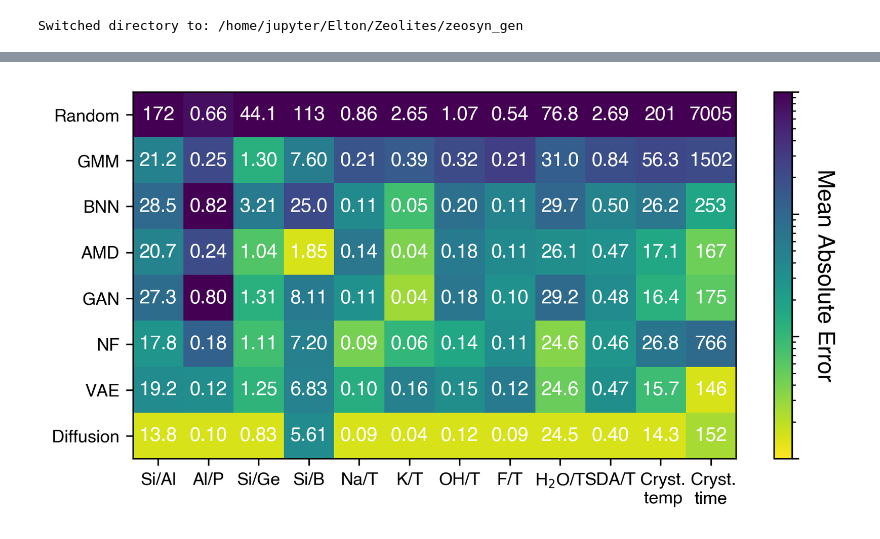
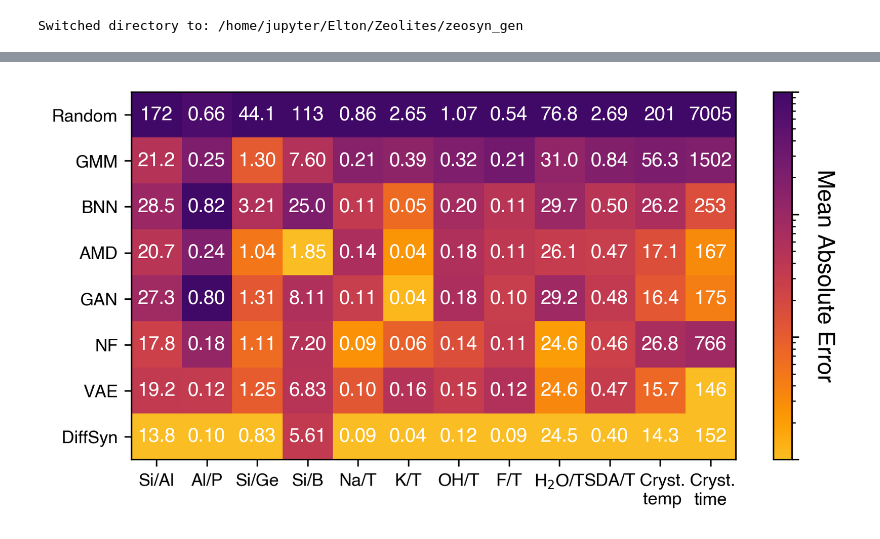
Before and after one commit to eltonpan/zeosyn_gen, a Jupyter notebook: notebooks/compare_model_metrics.ipynb, the cells around one changed output, grey strips where cells are left out. Cells and saved outputs as stored; diff of their text form; code cells hidden in the pictures.

Commit message:
added source data for fig. 2 and changed colormaps

```diff
--- a/notebooks/compare_model_metrics.ipynb
+++ b/notebooks/compare_model_metrics.ipynb
@@ -31,6 +31,8 @@ syn_cols = dataset.ratio_names+dataset.cond_names
 def get_mean_and_std(x):
     return np.mean(x), np.std(x)
 
+wsd_source_data = {} # Source data for Fig. 2a
+f1_source_data = {} # Source data for Fig. 2b
 prec_results = {}
 for model_type, fnames, split in [
                                 ('random', ['v0'], 'system'),
@@ -64,5 +66,7 @@ for model_type, fnames, split in [
     model_results['rec'], model_results['rec_std'] = pd.concat([x['rec'] for x in model_runs.values()], 1).mean(1), pd.concat([x['rec'] for x in model_runs.values()], 1).std(1)
 
     prec_results[model_type] = {'results': model_results,'runs': model_runs}
+    wsd_source_data[model_type] = [x['wsd'] for x in model_runs.values()]
+    f1_source_data[model_type] = [x['f1'] for x in model_runs.values()]
 # %%
 # Wasserstein distance
@@ -100,0 +118,5 @@ plt.show()
+# %%
+# Source data for Fig. 2a
+with open('figs/main_fig_source_data/fig2a-wasserstein_distance.json', 'w') as f:
+    json.dump(wsd_source_data, f, ensure_ascii=False, indent=4)
+wsd_source_data
@@ -113,7 +145,7 @@ for metric in ['f1', 'prec', 'rec']:
         'gan': {'c': 'tab:blue', 'n': 'GAN'},
         'nf': {'c': 'tab:orange', 'n': 'NF'},
         'cvae': {'c': 'tab:green', 'n':'VAE'},
-        'diff': {'c': 'red', 'n': 'Diffusion'}
+        'diff': {'c': 'red', 'n': 'DiffSyn'}
     }
     ax = fig.add_subplot(projection='polar')
 
@@ -159,0 +192,11 @@ for metric in ['f1', 'prec', 'rec']:
+# %%
+# Convert source data for Fig. 2b to JSON serializable format
+f1_source_data['random'][0].to_dict()[0]
+f1_source_data_json_serializable = {}
+for key, value in f1_source_data.items():
+    f1_source_data_json_serializable[key] = [run.to_dict() for run in value]
+
+# Source data for Fig. 2b
+with open('figs/main_fig_source_data/fig2b-f1.json', 'w') as f:
+    json.dump(f1_source_data_json_serializable, f, ensure_ascii=False, indent=4)
+f1_source_data_json_serializable
@@ -178,37 +239,46 @@ model2specs = {
     'gan': {'c': 'red', 'n': 'GAN'},
     'nf': {'c': 'tab:orange', 'n': 'NF'},
     'cvae': {'c': 'tab:green', 'n':'VAE'},
-    'diff': {'c': 'blue', 'n': 'Diffusion'}
+    'diff': {'c': 'blue', 'n': 'DiffSyn'}
 }
 
 data = []
+reg_source_data = {}
 for model_type in model2specs.keys():
     d = np.array([pd.concat([pd.Series(prec_results[model_type]['runs'][f'run_{idx}']['reg']['maes']) for idx in range(len(prec_results[model_type]['runs']))], 1).mean(1)])
+    reg_source_data[model_type] = d
     data.append(d)
 data = np.concatenate(data, 0)
 data_scaled = np.zeros_like(data)
 for i in range(data.shape[1]):
-    data_scaled[:,i] = (data[:,i]-min(data[:,i]))/(max(data[:,i])-min(data[:,i]))+0.0015 # min_max scaling to 0-1
+    data_scaled[:,i] = (data[:,i]-min(data[:,i]))/(max(data[:,i])-min(data[:,i]))+1e-6 # min_max scaling to 0-1
+
+# Create truncated colormap
+cmap_full = plt.cm.get_cmap('inferno_r')
+cmap_truncated = plt.cm.colors.LinearSegmentedColormap.from_list(
+    'trunc_inferno_r',
+    [cmap_full(i) for i in np.linspace(0.15, 0.8, 256)]
+)
 
 # Create a heatmap using imshow
 plt.figure(figsize=(7,3.5),dpi=300)
-plot=plt.imshow(data_scaled, cmap='viridis_r', aspect='auto', norm=LogNorm(vmin=0.001, vmax=1))
+plot=plt.imshow(data_scaled, cmap=cmap_truncated, aspect='auto', norm=LogNorm(vmin=0.001, vmax=1))
 cb = plt.colorbar()  # Add a colorbar to show the scale
 cb.ax.set_ylabel('Mean Absolute Error', rotation=270, labelpad=15)
 cb.set_ticklabels([])
 
 # Annotate each cell with its value
 for i in range(data.shape[0]):  # Loop over rows
     for j in range(data.shape[1]):  # Loop over columns
         text =plt.text(j, i, format_three_digits(data[i, j]), ha='center', va='center', color='white')
 
 
 ax=plt.gca()
 ax.set_xticks(range(12), labels=['Si/Al', 'Al/P', 'Si/Ge', 'Si/B', 'Na/T', 'K/T', 'OH/T', 'F/T', 'H$_2$O/T', 'SDA/T', ' Cryst.\n temp', ' Cryst.\ntime'])
 ax.set_yticks(range(len(model2specs)), labels=[m['n'] for m in model2specs.values()])
 plt.xticks(fontsize=9)
 plt.yticks(fontsize=9)
-plt.savefig(f'figs/reg.pdf', bbox_inches='tight')
+# plt.savefig(f'figs/reg.pdf', bbox_inches='tight')
 plt.show()
 # %% [output]
-[figure, old version]
+[figure, new version]
```
Also changed, not shown: parts of 6 cells of this notebook, 14 other files.
